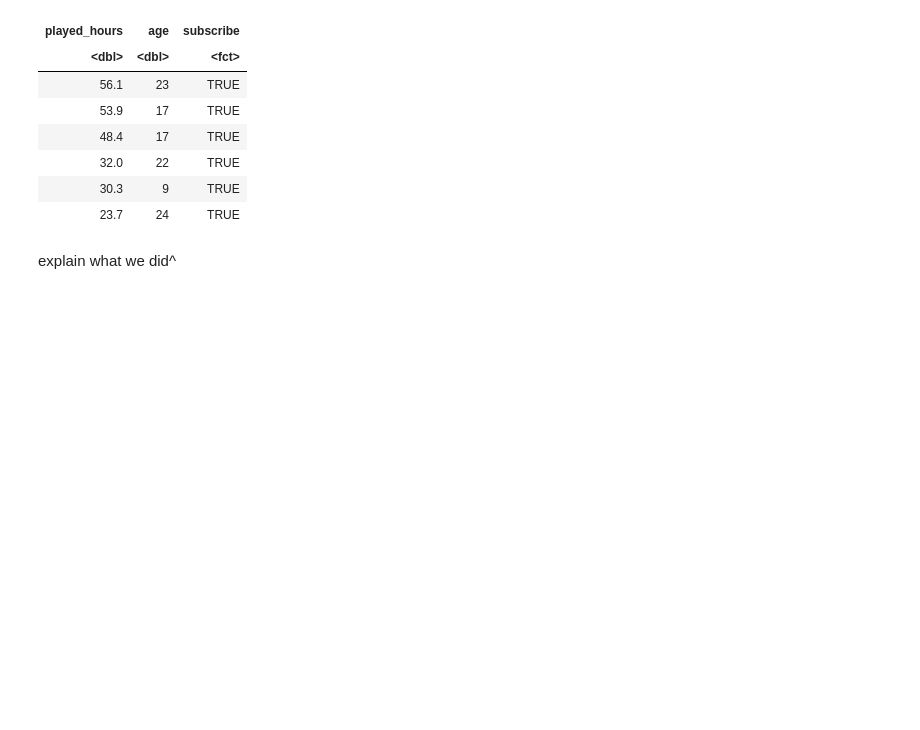
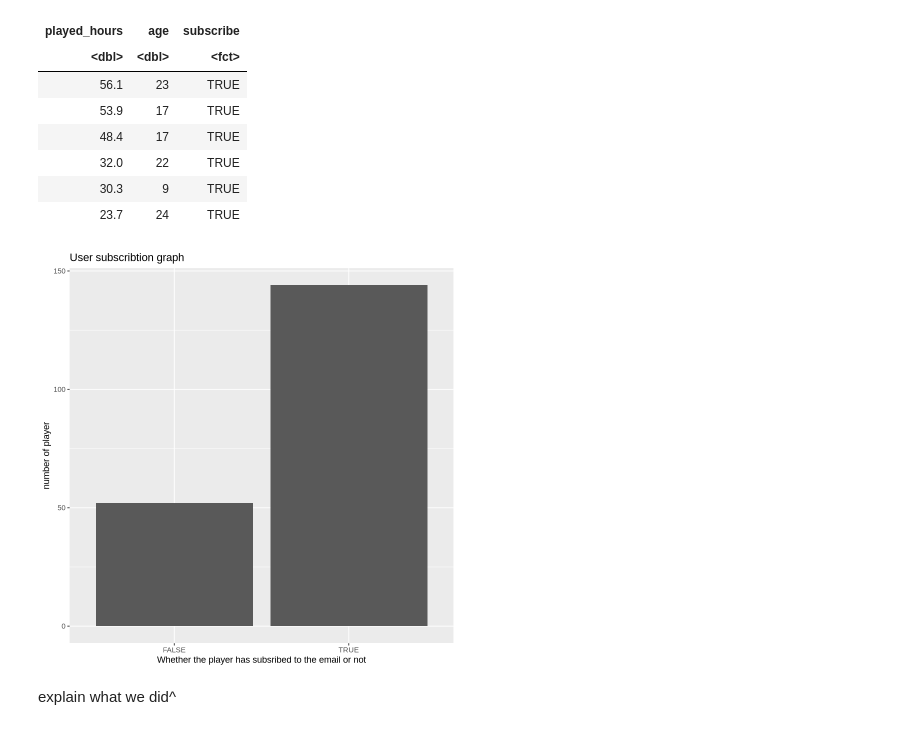
Before and after one commit to lennamh/DSCI100projectfinal, a Jupyter notebook: finalproject.ipynb, the cells around one changed output. Drawn from its saved outputs; the diff is of its cells as text; code cells hidden in the pictures; blank space fills up the shorter version.

```diff
--- a/finalproject.ipynb
+++ b/finalproject.ipynb
@@ -83,6 +83,19 @@ A tibble: 6 × 3
 | 32.0 | 22 | TRUE |
 | 30.3 | 9 | TRUE |
 | 23.7 | 24 | TRUE |
+# %%
+class_inbalance_plot <- players_df |>
+                        group_by (subscribe) |>
+                        summarize(count = n()) |>
+                        ggplot(aes(x = subscribe, y = count)) +
+                        geom_bar(stat = "identity") +
+                        xlab("Whether the player has subsribed to the email or not") +
+                        ylab("number of player") +
+                        ggtitle("User subscribtion graph")
+
+class_inbalance_plot
+# %% [output]
+[figure, added]
 # %% [markdown]
 explain what we did^
 # %%
```
Also changed, not shown: parts of 3 cells of this notebook.
